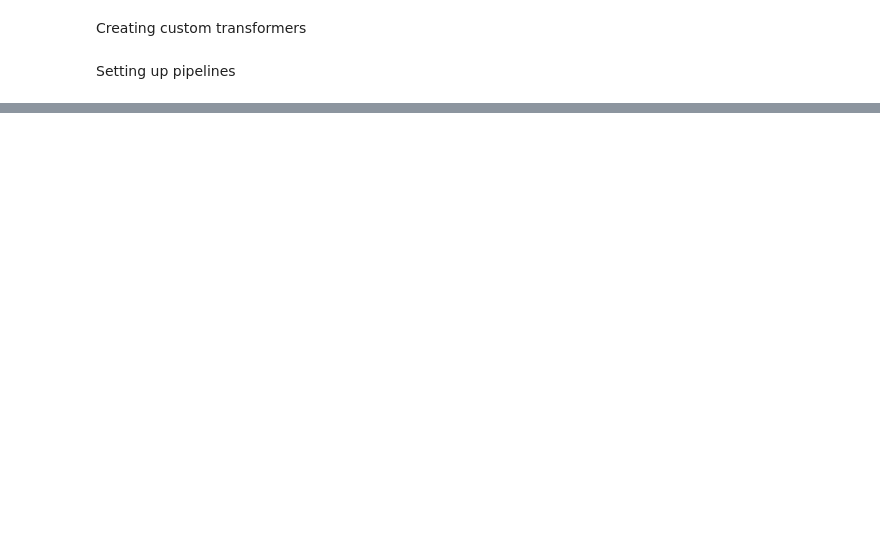
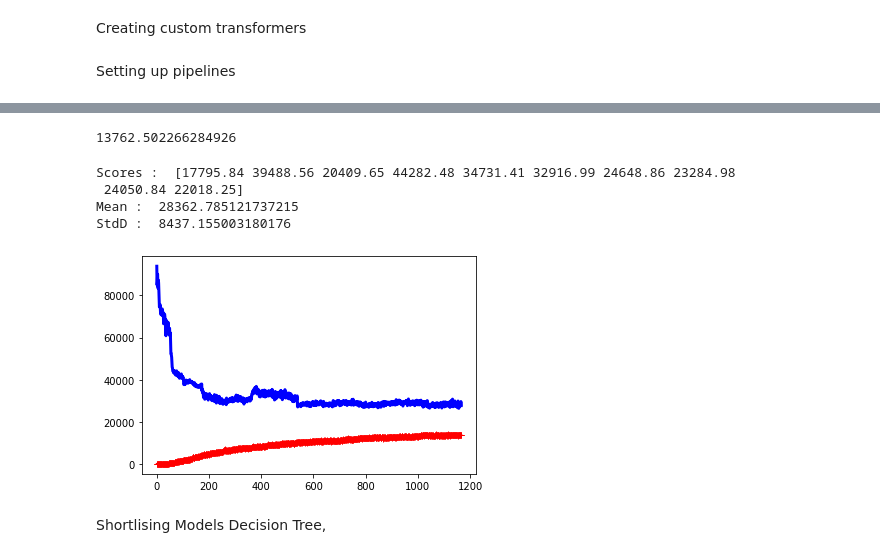
Before and after one commit to tharindatj/Kaggle_competitions, a Jupyter notebook: kaggle_house_prices.ipynb, the cells around one changed output, grey strips where cells are left out. Saved outputs shown, nothing was run; the diff lists cells and outputs as text; code cells hidden in the pictures; blank space fills up the shorter version.

```diff
--- a/kaggle_house_prices.ipynb
+++ b/kaggle_house_prices.ipynb
@@ -396,0 +544,5 @@ X_prepared
+# %%
+from xgboost import XGBRFRegressor
+xgb_reg = XGBRFRegressor()
+# %%
+xgb_reg.fit(X_prepared_train, y_train)
@@ -396,0 +582,5 @@ X_prepared
+# %%
+from sklearn.ensemble import GradientBoostingRegressor
+gbr_reg = GradientBoostingRegressor()
+# %%
+gbr_reg.fit(X_prepared_train, y_train)
@@ -396,0 +599,18 @@ X_prepared
+# %%
+rmse_model(y_train, y_pred)
+# %% [output]
+13762.502266284926
+# %%
+crossvalscores(gbr_reg, X_prepared_train, y_train, 10)
+# %% [output]
+Scores :  [17795.84 39488.56 20409.65 44282.48 34731.41 32916.99 24648.86 23284.98
+ 24050.84 22018.25]
+Mean :  28362.785121737215
+StdD :  8437.155003180176
+# %%
+plot_learning_curves(gbr_reg, X_prepared, y)
+# %% [output]
+[figure, added]
+# %% [markdown]
+Shortlising Models
+Decision Tree,
```
Also changed, not shown: parts of 99 cells of this notebook.
